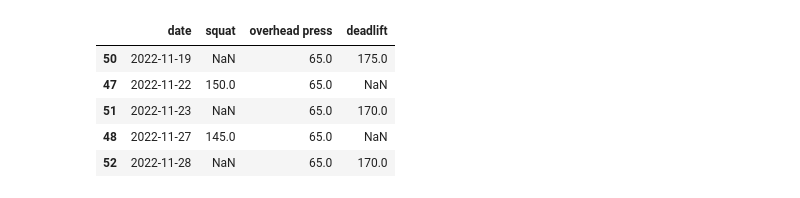
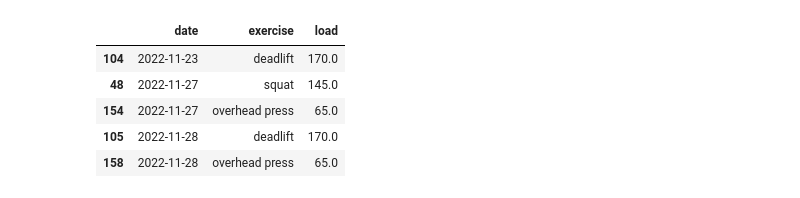
Before and after one commit to mattiasthalen/Top-Set-Log, a Jupyter notebook: top-set-log.ipynb, the cells around one changed output. Saved outputs shown, nothing was run; the diff lists cells and outputs as text; code cells hidden in the pictures.

```diff
--- a/top-set-log.ipynb
+++ b/top-set-log.ipynb
@@ -4,14 +8,19 @@ import numpy as np
 # %%
 df = (pd.read_json('data.json', orient = 'index')
         .reset_index()
         .rename(columns = {'index': 'date'})
-        .sort_values(by = ['date']))
+        .melt(id_vars = 'date',
+              var_name = 'exercise',
+              value_name = 'load',
+              value_vars = ['squat', 'deadlift', 'overhead press'])
+        .dropna()
+        .sort_values(by = 'date'))
 
 df.tail()
 # %% [output]
-|  | date | squat | overhead press | deadlift |
-| 50 | 2022-11-19 | NaN | 65.0 | 175.0 |
-| 47 | 2022-11-22 | 150.0 | 65.0 | NaN |
-| 51 | 2022-11-23 | NaN | 65.0 | 170.0 |
-| 48 | 2022-11-27 | 145.0 | 65.0 | NaN |
-| 52 | 2022-11-28 | NaN | 65.0 | 170.0 |
+|  | date | exercise | load |
+| 104 | 2022-11-23 | deadlift | 170.0 |
+| 48 | 2022-11-27 | squat | 145.0 |
+| 154 | 2022-11-27 | overhead press | 65.0 |
+| 105 | 2022-11-28 | deadlift | 170.0 |
+| 158 | 2022-11-28 | overhead press | 65.0 |
```
Also changed, not shown: parts of 3 cells of this notebook, 1 other file.
